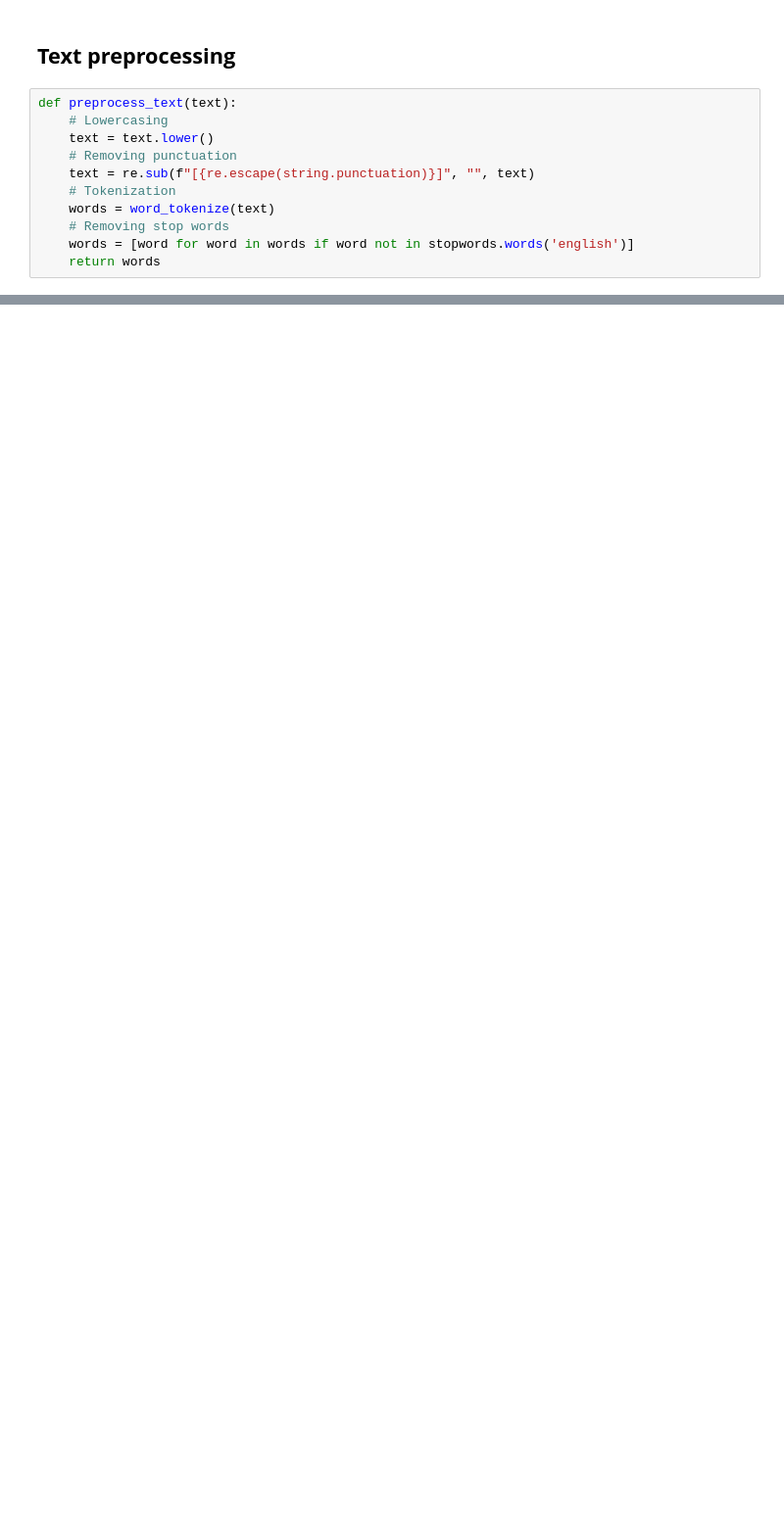
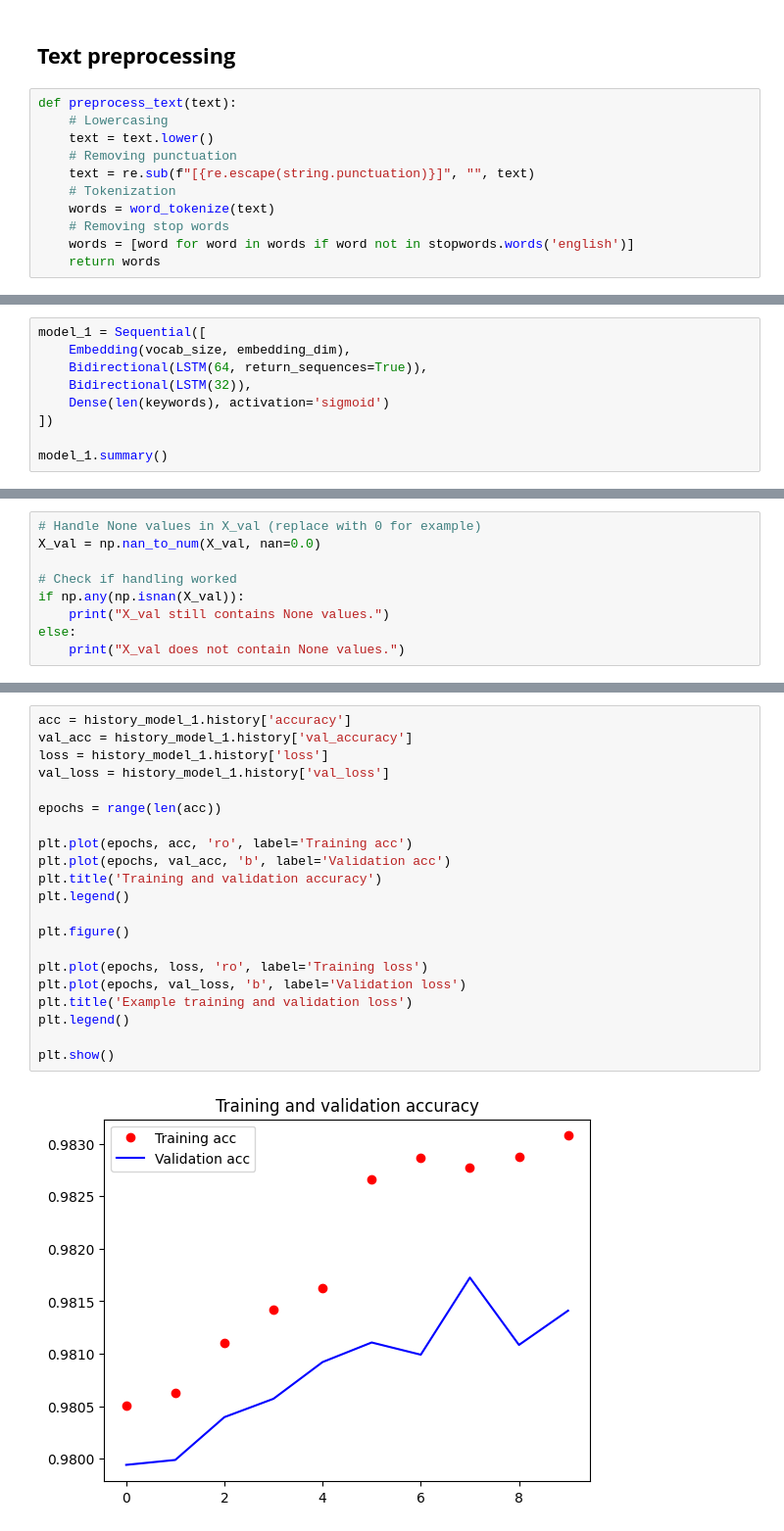
Before and after one commit to greatshotkid/greatshotkid, a Jupyter notebook: Unobias001.ipynb, the cells around one changed output, grey strips where cells are left out. Shown: that part at 98% size. Saved outputs shown, nothing was run; the diff lists cells and outputs as text; blank space fills up the shorter version.

```diff
--- a/Unobias001.ipynb
+++ b/Unobias001.ipynb
@@ -93,0 +217,9 @@ def preprocess_text(text):
+# %%
+model_1 = Sequential([
+    Embedding(vocab_size, embedding_dim),
+    Bidirectional(LSTM(64, return_sequences=True)),
+    Bidirectional(LSTM(32)),
+    Dense(len(keywords), activation='sigmoid')
+])
+
+model_1.summary()
@@ -93,0 +244,9 @@ def preprocess_text(text):
+# %%
+# Handle None values in X_val (replace with 0 for example)
+X_val = np.nan_to_num(X_val, nan=0.0)
+
+# Check if handling worked
+if np.any(np.isnan(X_val)):
+    print("X_val still contains None values.")
+else:
+    print("X_val does not contain None values.")
@@ -93,0 +309,23 @@ def preprocess_text(text):
+# %%
+acc = history_model_1.history['accuracy']
+val_acc = history_model_1.history['val_accuracy']
+loss = history_model_1.history['loss']
+val_loss = history_model_1.history['val_loss']
+
+epochs = range(len(acc))
+
+plt.plot(epochs, acc, 'ro', label='Training acc')
+plt.plot(epochs, val_acc, 'b', label='Validation acc')
+plt.title('Training and validation accuracy')
+plt.legend()
+
+plt.figure()
+
+plt.plot(epochs, loss, 'ro', label='Training loss')
+plt.plot(epochs, val_loss, 'b', label='Validation loss')
+plt.title('Example training and validation loss')
+plt.legend()
+
+plt.show()
+# %% [output]
+[figure, added]
```
Also changed, not shown: parts of 29 cells of this notebook.
